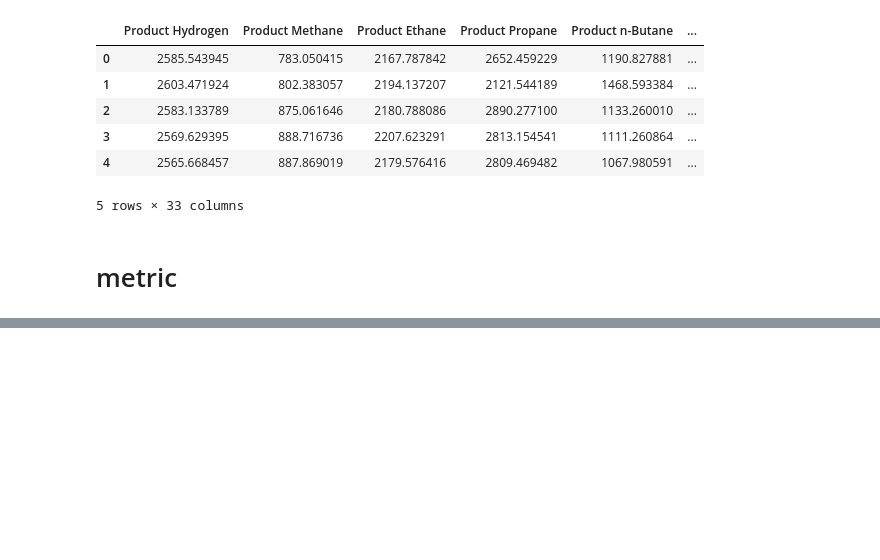
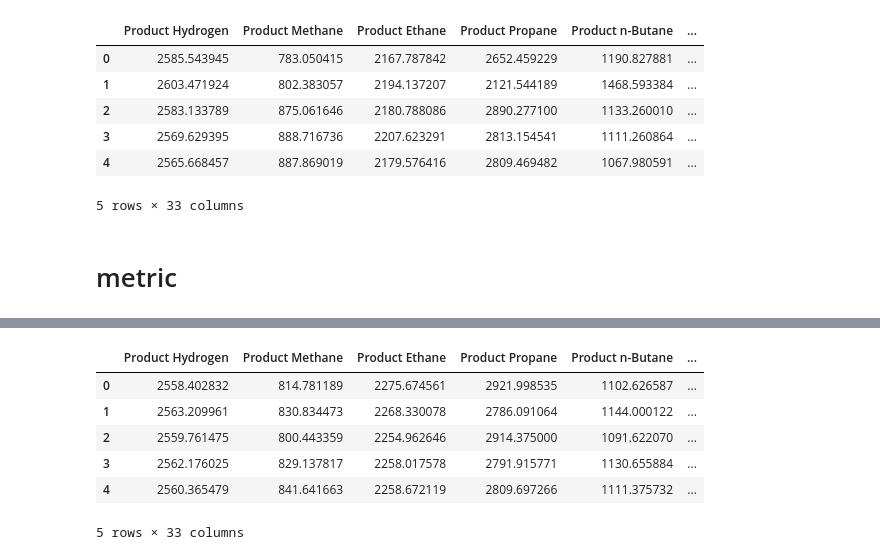
Before and after one commit to skywalker0803r/oil_project_20200424, a Jupyter notebook: notebook/build_43_to_33_transformer_ANN.ipynb, the cells around one changed output, grey strips where cells are left out. Cells and saved outputs as stored; diff of their text form; code cells hidden in the pictures; blank space fills up the shorter version.

```diff
--- a/notebook/build_43_to_33_transformer_ANN.ipynb
+++ b/notebook/build_43_to_33_transformer_ANN.ipynb
@@ -435,0 +438,23 @@ res
+# %%
+class model_4333_wraper:
+    def __init__(self):
+        self.x_col = x_col
+        self.y_col = y_col
+        self.mm_x = mm_x
+        self.mm_y = mm_y
+        self.net = net.eval()
+
+    def predict(self,x):
+        x = self.mm_x.transform(x)
+        x = torch.tensor(x).cuda()
+        y = self.net(x)
+        y = y.detach().cpu().numpy()
+        y = self.mm_y.inverse_transform(y)
+        y = pd.DataFrame(y,columns=self.y_col)
+        return y
+# %%
+model = model_4333_wraper()
+# %%
+X_test = pd.DataFrame(X_test.detach().cpu().numpy(),columns=x_col)
+# %%
+X_test[:] = mm_x.inverse_transform(X_test)
@@ -435,0 +485,11 @@ res
+# %%
+y_pred = model.predict(X_test)
+y_pred.head()
+# %% [output]
+|  | Product Hydrogen | Product Methane | Product Ethane | Product Propane | Product n-Butane | ... |
+| 0 | 2558.402832 | 814.781189 | 2275.674561 | 2921.998535 | 1102.626587 | ... |
+| 1 | 2563.209961 | 830.834473 | 2268.330078 | 2786.091064 | 1144.000122 | ... |
+| 2 | 2559.761475 | 800.443359 | 2254.962646 | 2914.375000 | 1091.622070 | ... |
+| 3 | 2562.176025 | 829.137817 | 2258.017578 | 2791.915771 | 1130.655884 | ... |
+| 4 | 2560.365479 | 841.641663 | 2258.672119 | 2809.697266 | 1111.375732 | ... |
+5 rows × 33 columns
```
Also changed, not shown: parts of 12 cells of this notebook.
